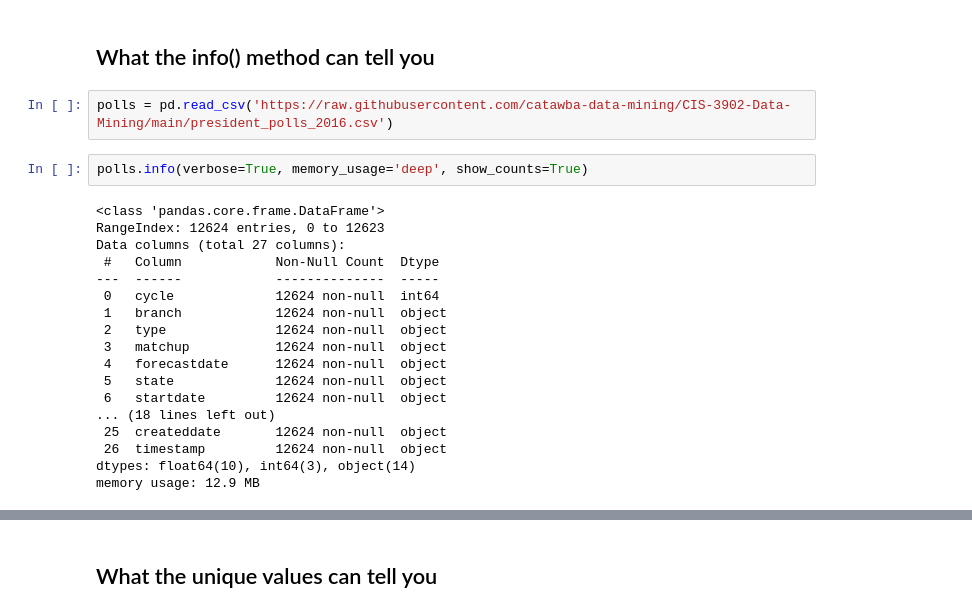
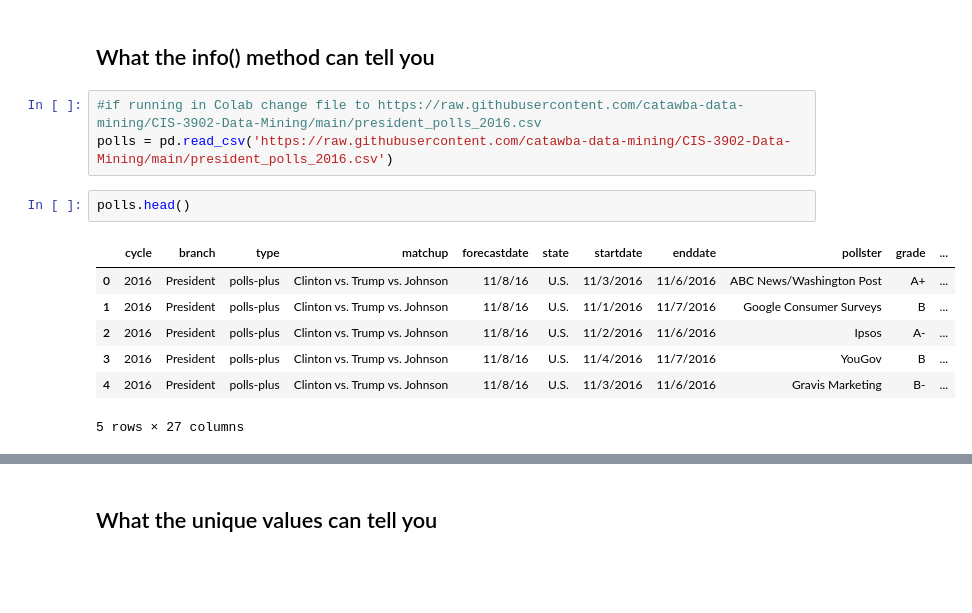
Before and after one commit to catawba-data-mining/CIS-3902-Data-Mining, a Jupyter notebook: ch06_examples.ipynb, the cells around one changed output, grey strips where cells are left out. Saved outputs shown, nothing was run; the diff lists cells and outputs as text; blank space fills up the shorter version.

```diff
--- a/ch06_examples.ipynb
+++ b/ch06_examples.ipynb
@@ -5,24 +5,15 @@ import pandas as pd
 # %% [markdown]
 ## What the info() method can tell you
 # %%
+#if running in Colab change file to https://raw.githubusercontent.com/catawba-data-mining/CIS-3902-Data-Mining/main/president_polls_2016.csv
 polls = pd.read_csv('https://raw.githubusercontent.com/catawba-data-mining/CIS-3902-Data-Mining/main/president_polls_2016.csv')
-# %%
-polls.info(verbose=True, memory_usage='deep', show_counts=True)
-# %% [output]
-<class 'pandas.core.frame.DataFrame'>
-RangeIndex: 12624 entries, 0 to 12623
-Data columns (total 27 columns):
- #   Column            Non-Null Count  Dtype
----  ------            --------------  -----
- 0   cycle             12624 non-null  int64
- 1   branch            12624 non-null  object
- 2   type              12624 non-null  object
- 3   matchup           12624 non-null  object
- 4   forecastdate      12624 non-null  object
- 5   state             12624 non-null  object
- 6   startdate         12624 non-null  object
-... (18 lines left out)
- 25  createddate       12624 non-null  object
- 26  timestamp         12624 non-null  object
-dtypes: float64(10), int64(3), object(14)
-memory usage: 12.9 MB
+# %%
+polls.head()
+# %% [output]
+|  | cycle | branch | type | matchup | forecastdate | state | startdate | enddate | pollster | grade | ... |
+| 0 | 2016 | President | polls-plus | Clinton vs. Trump vs. Johnson | 11/8/16 | U.S. | 11/3/2016 | 11/6/2016 | ABC News/Washington Post | A+ | ... |
+| 1 | 2016 | President | polls-plus | Clinton vs. Trump vs. Johnson | 11/8/16 | U.S. | 11/1/2016 | 11/7/2016 | Google Consumer Surveys | B | ... |
+| 2 | 2016 | President | polls-plus | Clinton vs. Trump vs. Johnson | 11/8/16 | U.S. | 11/2/2016 | 11/6/2016 | Ipsos | A- | ... |
+| 3 | 2016 | President | polls-plus | Clinton vs. Trump vs. Johnson | 11/8/16 | U.S. | 11/4/2016 | 11/7/2016 | YouGov | B | ... |
+| 4 | 2016 | President | polls-plus | Clinton vs. Trump vs. Johnson | 11/8/16 | U.S. | 11/3/2016 | 11/6/2016 | Gravis Marketing | B- | ... |
+5 rows × 27 columns
```
Also changed, not shown: parts of 80 cells of this notebook.
